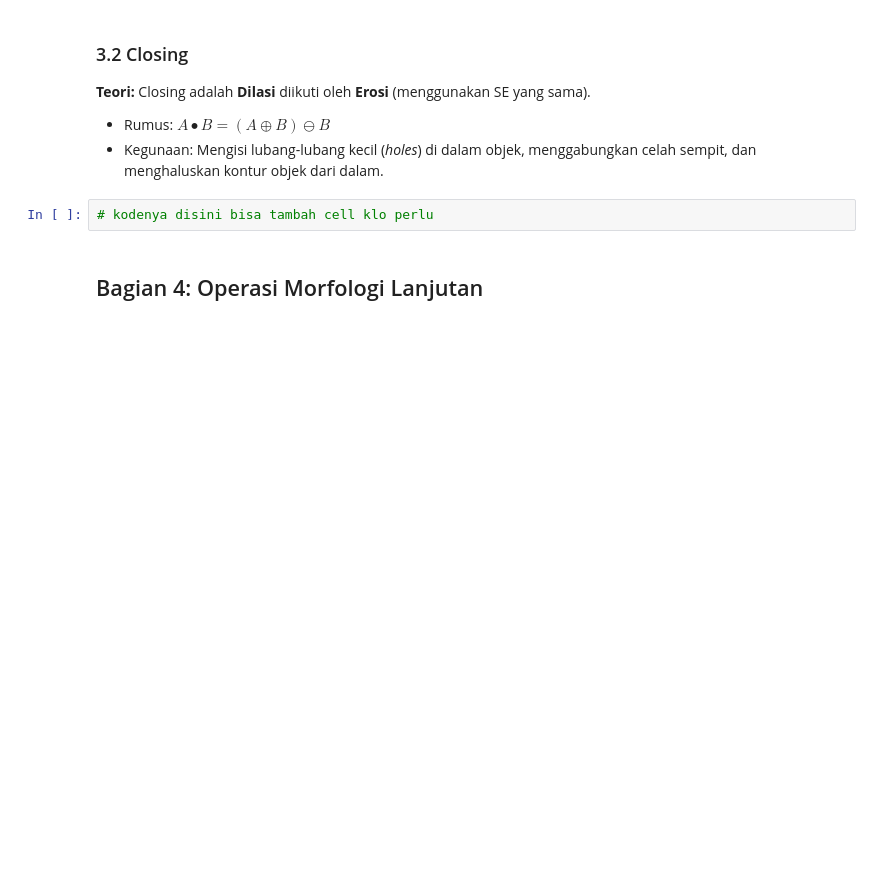
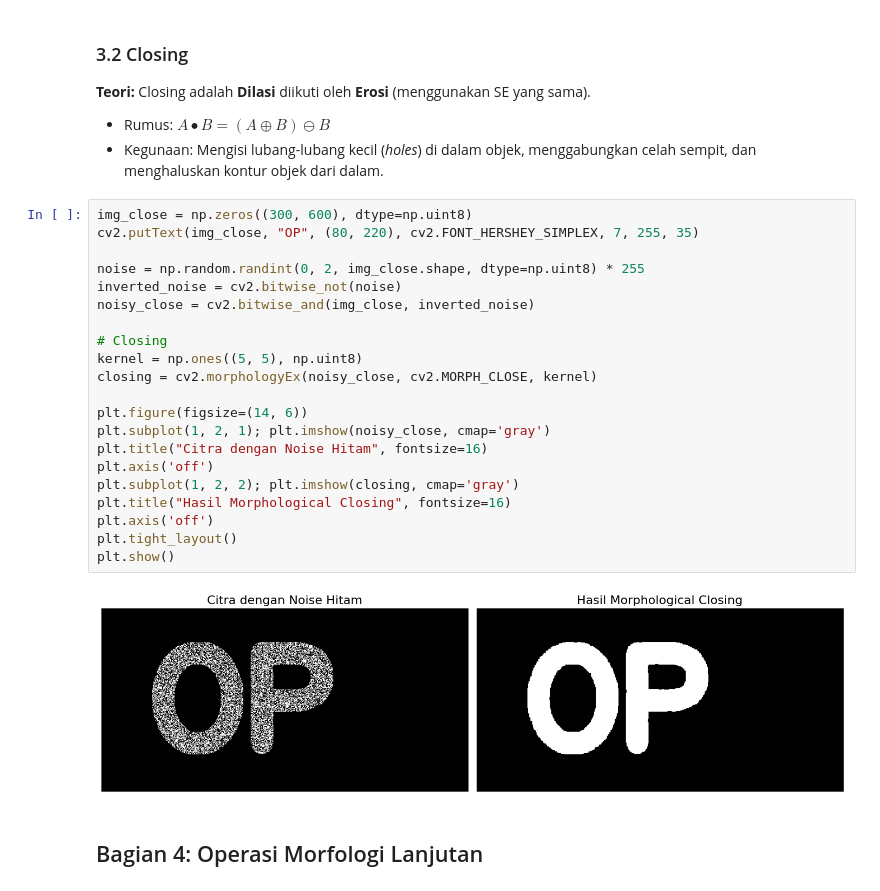
Before and after one commit to t0ccata/tugas3morphology, a Jupyter notebook: skrip_v1.ipynb, the cells around one changed output. Saved outputs shown, nothing was run; the diff lists cells and outputs as text; blank space fills up the shorter version.

```diff
--- a/skrip_v1.ipynb
+++ b/skrip_v1.ipynb
@@ -241,7 +261,28 @@ plt.show()
 * Rumus: $A \bullet B = (A \oplus B) \ominus B$
 * Kegunaan: Mengisi lubang-lubang kecil (*holes*) di dalam objek, menggabungkan celah sempit, dan menghaluskan kontur objek dari dalam.
 # %%
-# kodenya disini bisa tambah cell klo perlu
+img_close = np.zeros((300, 600), dtype=np.uint8)
+cv2.putText(img_close, "OP", (80, 220), cv2.FONT_HERSHEY_SIMPLEX, 7, 255, 35)
+
+noise = np.random.randint(0, 2, img_close.shape, dtype=np.uint8) * 255
+inverted_noise = cv2.bitwise_not(noise)
+noisy_close = cv2.bitwise_and(img_close, inverted_noise)
+
+# Closing
+kernel = np.ones((5, 5), np.uint8)
+closing = cv2.morphologyEx(noisy_close, cv2.MORPH_CLOSE, kernel)
+
+plt.figure(figsize=(14, 6))
+plt.subplot(1, 2, 1); plt.imshow(noisy_close, cmap='gray')
+plt.title("Citra dengan Noise Hitam", fontsize=16)
+plt.axis('off')
+plt.subplot(1, 2, 2); plt.imshow(closing, cmap='gray')
+plt.title("Hasil Morphological Closing", fontsize=16)
+plt.axis('off')
+plt.tight_layout()
+plt.show()
+# %% [output]
+[figure, added]
 # %% [markdown]
 ## Bagian 4: Operasi Morfologi Lanjutan
 # %% [markdown]
```
Also changed, not shown: parts of 12 cells of this notebook.
